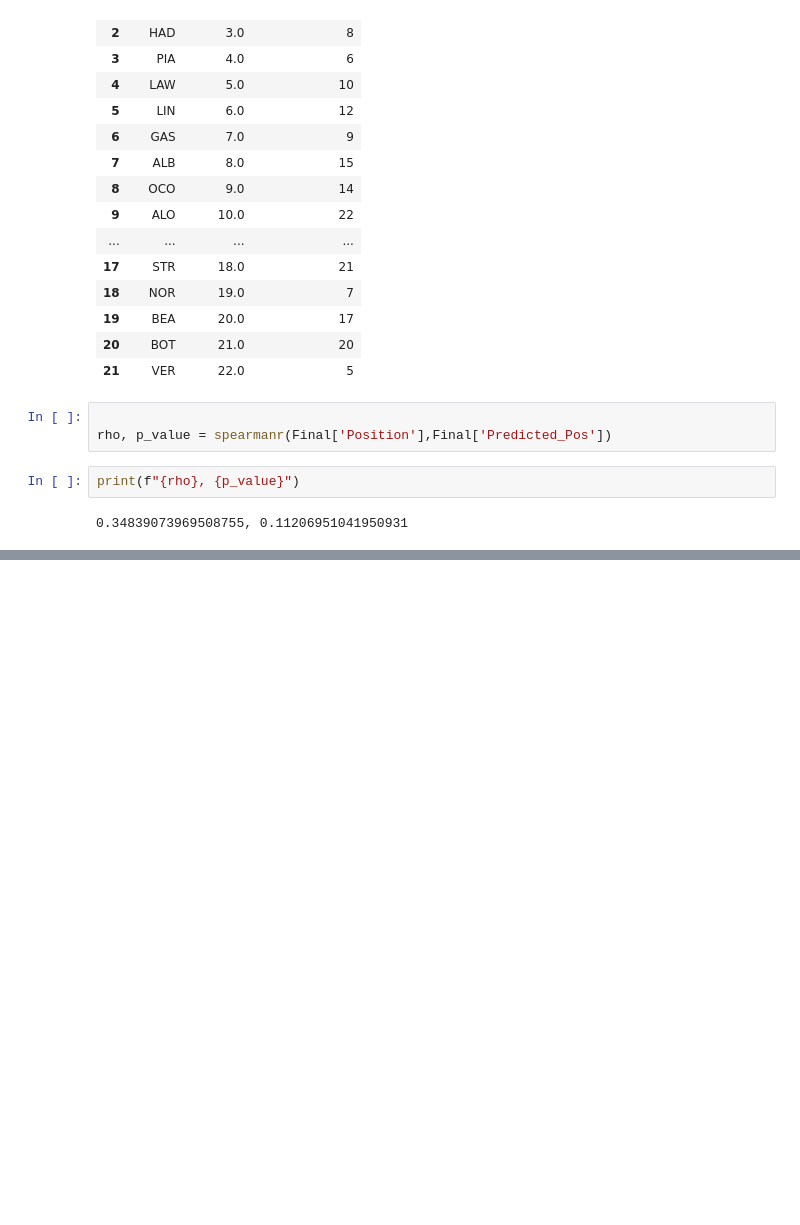
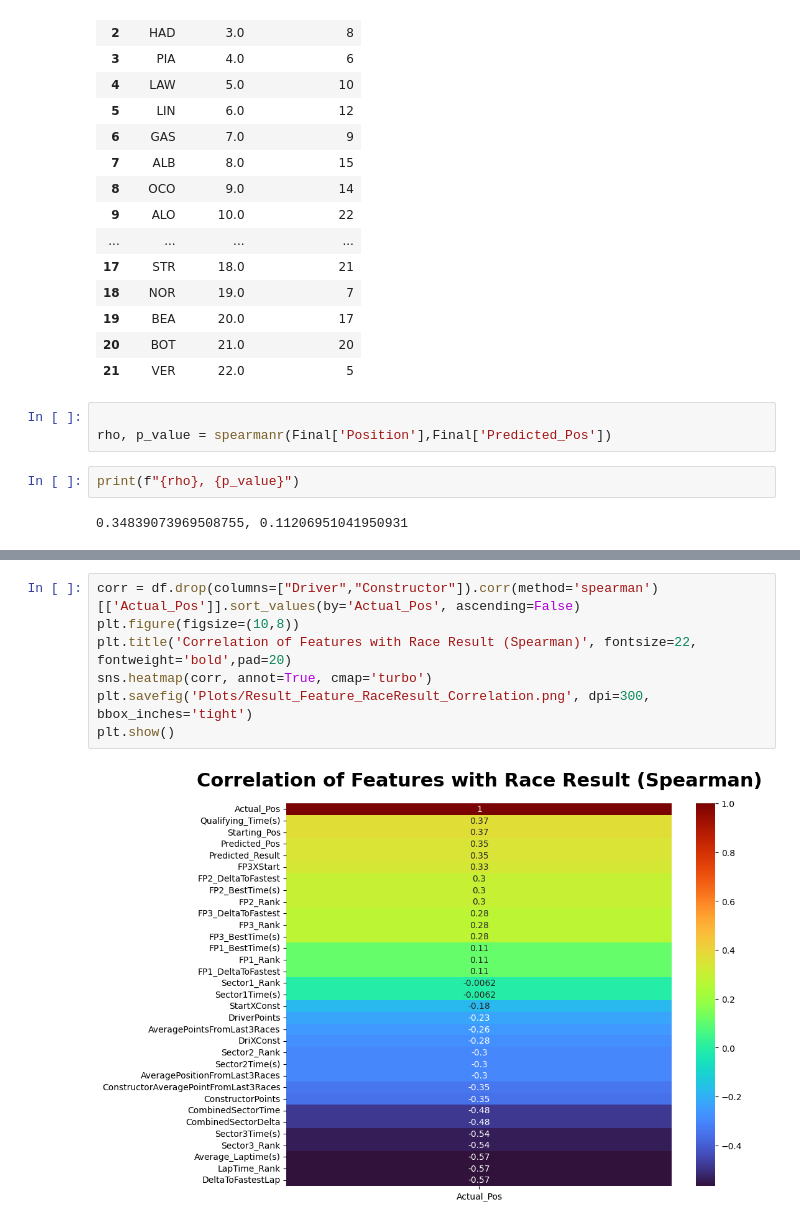
Before and after one commit to SatyamKumar457/F1-2026-Prediction, a Jupyter notebook: Race/06.MonacoGP/Evaluation.ipynb, the cells around one changed output, grey strips where cells are left out. Cells and saved outputs as stored; diff of their text form; blank space fills up the shorter version.

```diff
--- a/Race/06.MonacoGP/Evaluation.ipynb
+++ b/Race/06.MonacoGP/Evaluation.ipynb
@@ -122,0 +199,9 @@ print(f"{rho}, {p_value}")
+# %%
+corr = df.drop(columns=["Driver","Constructor"]).corr(method='spearman')[['Actual_Pos']].sort_values(by='Actual_Pos', ascending=False)
+plt.figure(figsize=(10,8))
+plt.title('Correlation of Features with Race Result (Spearman)', fontsize=22, fontweight='bold',pad=20)
+sns.heatmap(corr, annot=True, cmap='turbo')
+plt.savefig('Plots/Result_Feature_RaceResult_Correlation.png', dpi=300, bbox_inches='tight')
+plt.show()
+# %% [output]
+[figure, added]
```
Also changed, not shown: parts of 7 cells of this notebook, 3 other files.
